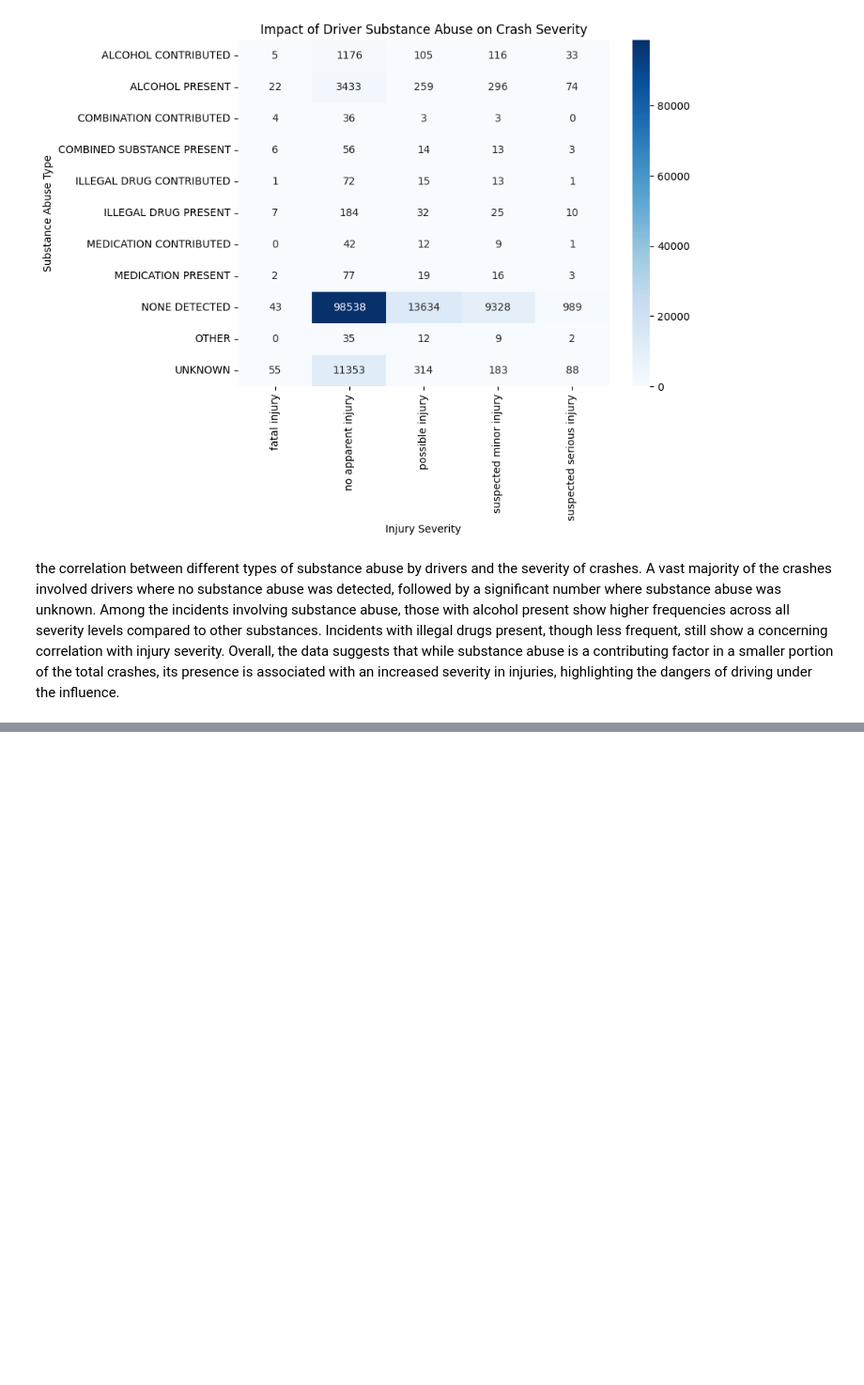
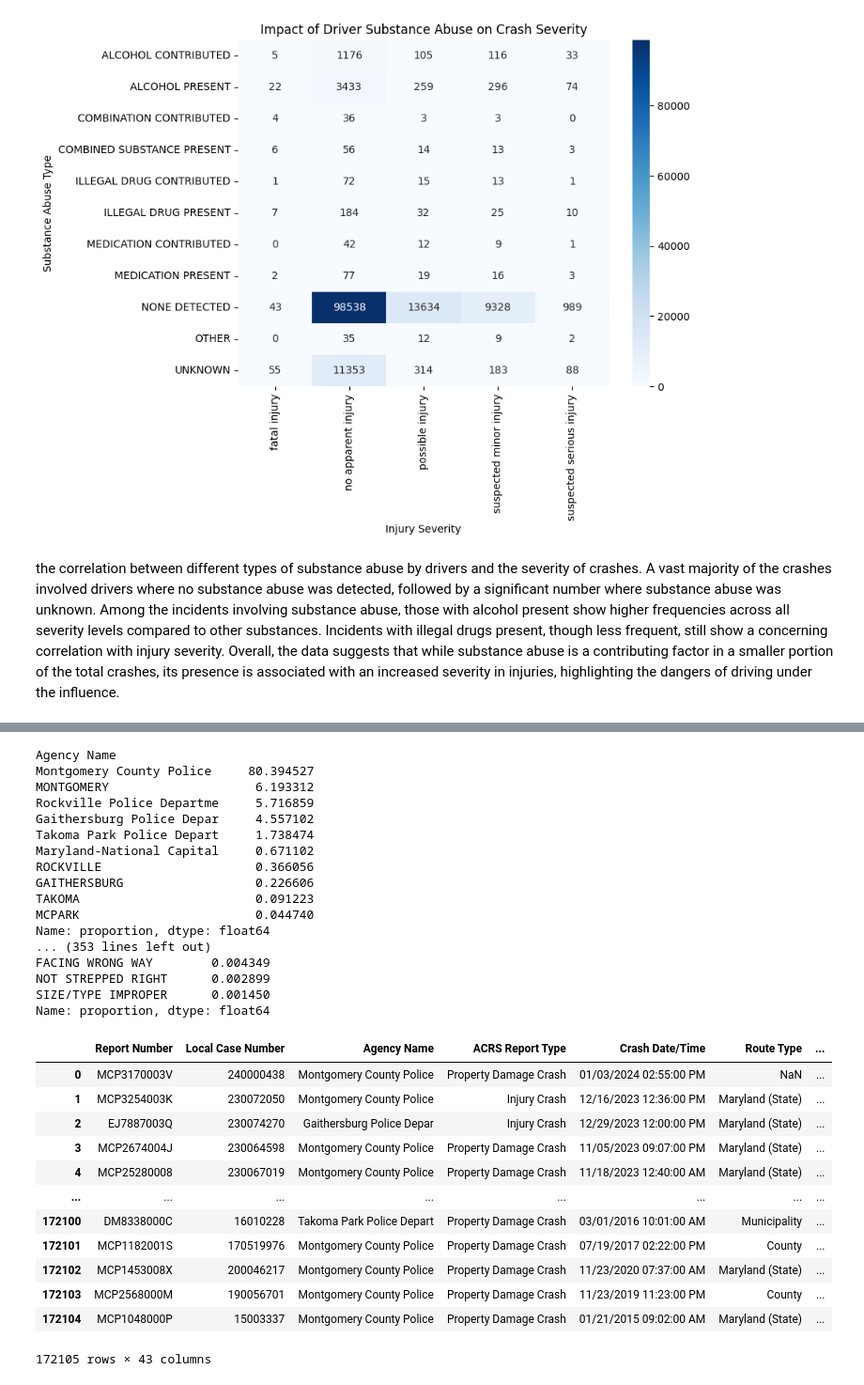
Before and after one commit to ris3abh/Collisions_prediction, a Jupyter notebook: code/RG_EDA.ipynb, the cells around one changed output, grey strips where cells are left out. Shown at 94% size. Saved outputs shown, nothing was run; the diff lists cells and outputs as text; code cells hidden in the pictures; blank space fills up the shorter version.

```diff
--- a/code/RG_EDA.ipynb
+++ b/code/RG_EDA.ipynb
@@ -231,0 +312,65 @@ total crashes, its presence is associated with an increased severity in injuries
+# %%
+non_numeric_columns = ['Agency Name',
+ 'ACRS Report Type',
+ 'Crash Date/Time',
+ 'Route Type',
+ 'Road Name',
+ 'Cross-Street Type',
+ 'Cross-Street Name',
+ 'Collision Type',
+ 'Weather',
+ 'Surface Condition',
+ 'Light',
+ 'Traffic Control',
+ 'Driver Substance Abuse',
+ 'Driver At Fault',
+ 'Injury Severity',
+ 'Circumstance',
+ 'Driver Distracted By',
+ 'Drivers License State',
+ 'Vehicle Damage Extent',
+ 'Vehicle First Impact Location',
+ 'Vehicle Second Impact Location',
+ 'Vehicle Body Type',
+ 'Vehicle Movement',
+ 'Driverless Vehicle',
+ 'Parked Vehicle',
+ 'Vehicle Make',
+ 'Vehicle Model',
+ 'Equipment Problems']
+
+
+for column in non_numeric_columns:
+    unique_counts = df[column].value_counts(normalize=True) * 100
+    print(unique_counts)
+# %% [output]
+Agency Name
+Montgomery County Police     80.394527
+MONTGOMERY                    6.193312
+Rockville Police Departme     5.716859
+Gaithersburg Police Depar     4.557102
+Takoma Park Police Depart     1.738474
+Maryland-National Capital     0.671102
+ROCKVILLE                     0.366056
+GAITHERSBURG                  0.226606
+TAKOMA                        0.091223
+MCPARK                        0.044740
+Name: proportion, dtype: float64
+... (353 lines left out)
+FACING WRONG WAY        0.004349
+NOT STREPPED RIGHT      0.002899
+SIZE/TYPE IMPROPER      0.001450
+Name: proportion, dtype: float64
+|  | Report Number | Local Case Number | Agency Name | ACRS Report Type | Crash Date/Time | Route Type | ... |
+| 0 | MCP3170003V | 240000438 | Montgomery County Police | Property Damage Crash | 01/03/2024 02:55:00 PM | NaN | ... |
+| 1 | MCP3254003K | 230072050 | Montgomery County Police | Injury Crash | 12/16/2023 12:36:00 PM | Maryland (State) | ... |
+| 2 | EJ7887003Q | 230074270 | Gaithersburg Police Depar | Injury Crash | 12/29/2023 12:00:00 PM | Maryland (State) | ... |
+| 3 | MCP2674004J | 230064598 | Montgomery County Police | Property Damage Crash | 11/05/2023 09:07:00 PM | Maryland (State) | ... |
+| 4 | MCP25280008 | 230067019 | Montgomery County Police | Property Damage Crash | 11/18/2023 12:40:00 AM | Maryland (State) | ... |
+| ... | ... | ... | ... | ... | ... | ... | ... |
+| 172100 | DM8338000C | 16010228 | Takoma Park Police Depart | Property Damage Crash | 03/01/2016 10:01:00 AM | Municipality | ... |
+| 172101 | MCP1182001S | 170519976 | Montgomery County Police | Property Damage Crash | 07/19/2017 02:22:00 PM | County | ... |
+| 172102 | MCP1453008X | 200046217 | Montgomery County Police | Property Damage Crash | 11/23/2020 07:37:00 AM | Maryland (State) | ... |
+| 172103 | MCP2568000M | 190056701 | Montgomery County Police | Property Damage Crash | 11/23/2019 11:23:00 PM | County | ... |
+| 172104 | MCP1048000P | 15003337 | Montgomery County Police | Property Damage Crash | 01/21/2015 09:02:00 AM | Maryland (State) | ... |
+172105 rows × 43 columns
```
Also changed, not shown: parts of 9 cells of this notebook, 4 other files.
